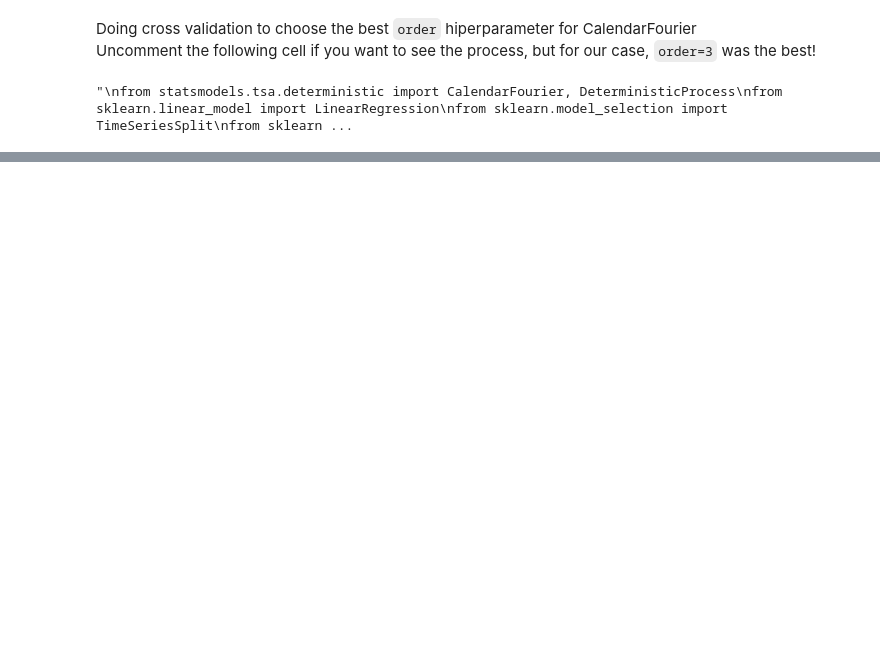
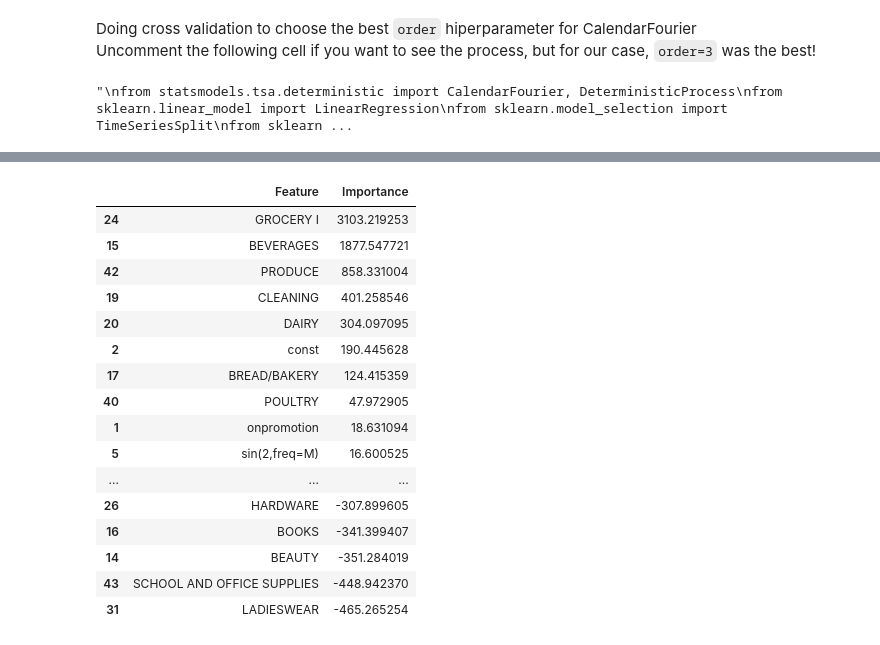
Before and after one commit to edmar-bevilaqua/data_science, a Jupyter notebook: Projects/Kaggle/Store Sales - Time Series Forecasting/store_sales.ipynb, the cells around one changed output, grey strips where cells are left out. Saved outputs shown, nothing was run; the diff lists cells and outputs as text; code cells hidden in the pictures; blank space fills up the shorter version.

```diff
--- a/Projects/Kaggle/Store Sales - Time Series Forecasting/store_sales.ipynb
+++ b/Projects/Kaggle/Store Sales - Time Series Forecasting/store_sales.ipynb
@@ -1004,0 +1054,22 @@ create_fourier_features(sales, 3, 'M')
+# %%
+feature_importance = pd.DataFrame({'Feature': X_train.columns, 'Importance': lin_reg.coef_})
+feature_importance = feature_importance.sort_values(by='Importance', ascending=False)
+feature_importance
+# %% [output]
+|  | Feature | Importance |
+| 24 | GROCERY I | 3103.219253 |
+| 15 | BEVERAGES | 1877.547721 |
+| 42 | PRODUCE | 858.331004 |
+| 19 | CLEANING | 401.258546 |
+| 20 | DAIRY | 304.097095 |
+| 2 | const | 190.445628 |
+| 17 | BREAD/BAKERY | 124.415359 |
+| 40 | POULTRY | 47.972905 |
+| 1 | onpromotion | 18.631094 |
+| 5 | sin(2,freq=M) | 16.600525 |
+| ... | ... | ... |
+| 26 | HARDWARE | -307.899605 |
+| 16 | BOOKS | -341.399407 |
+| 14 | BEAUTY | -351.284019 |
+| 43 | SCHOOL AND OFFICE SUPPLIES | -448.942370 |
+| 31 | LADIESWEAR | -465.265254 |
```
Also changed, not shown: parts of 19 cells of this notebook, 1 other file.
